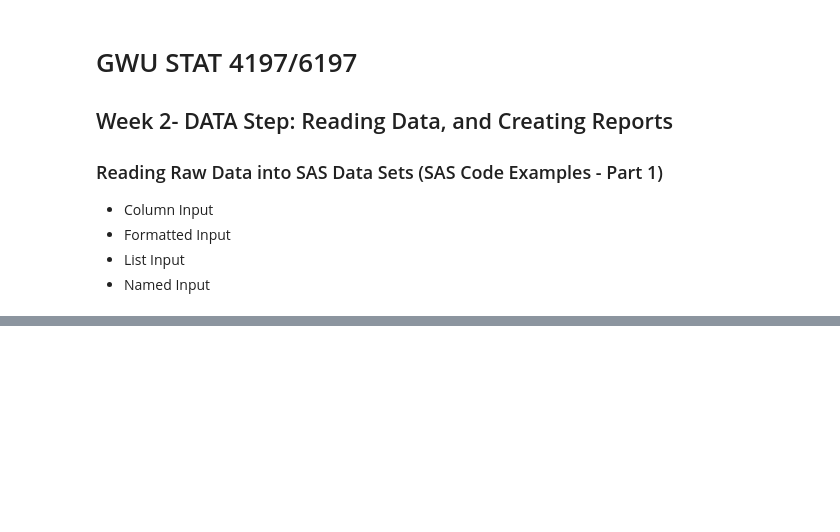
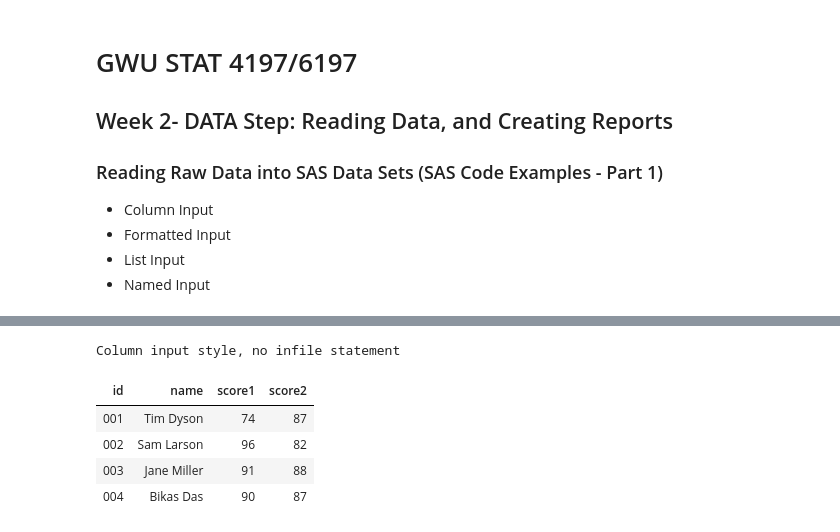
Before and after one commit to ProcJimi/curriculum, a Jupyter notebook: Week2/Week2_Part1.ipynb, the cells around one changed output, grey strips where cells are left out. Cells and saved outputs as stored; diff of their text form; code cells hidden in the pictures; blank space fills up the shorter version.

```diff
--- a/Week2/Week2_Part1.ipynb
+++ b/Week2/Week2_Part1.ipynb
@@ -10,16 +19,23 @@
 # %%
 *Ex1_Column_Input.sas;
 options nocenter nonumber nodate;
-* No INFILE statement;
 data work.HAVE1;
  input id $ 1-3 name $ 5-16
        score1 18-19 score2 21-22;
 datalines;
 001 Tim Dyson    74 87
 002 Sam Larson   96 82
 003 Jane Miller  91 88
 004 Bikas Das    90 87
 ;
-title 'Column input style, no infile statment';
+title 'Column input style, no infile statement';
 proc print data=work.HAVE1 noobs;
 run;
+title;
+# %% [output]
+Column input style, no infile statement
+| id | name | score1 | score2 |
+| 001 | Tim Dyson | 74 | 87 |
+| 002 | Sam Larson | 96 | 82 |
+| 003 | Jane Miller | 91 | 88 |
+| 004 | Bikas Das | 90 | 87 |
```
Also changed, not shown: parts of 162 cells of this notebook, 4 other files.
